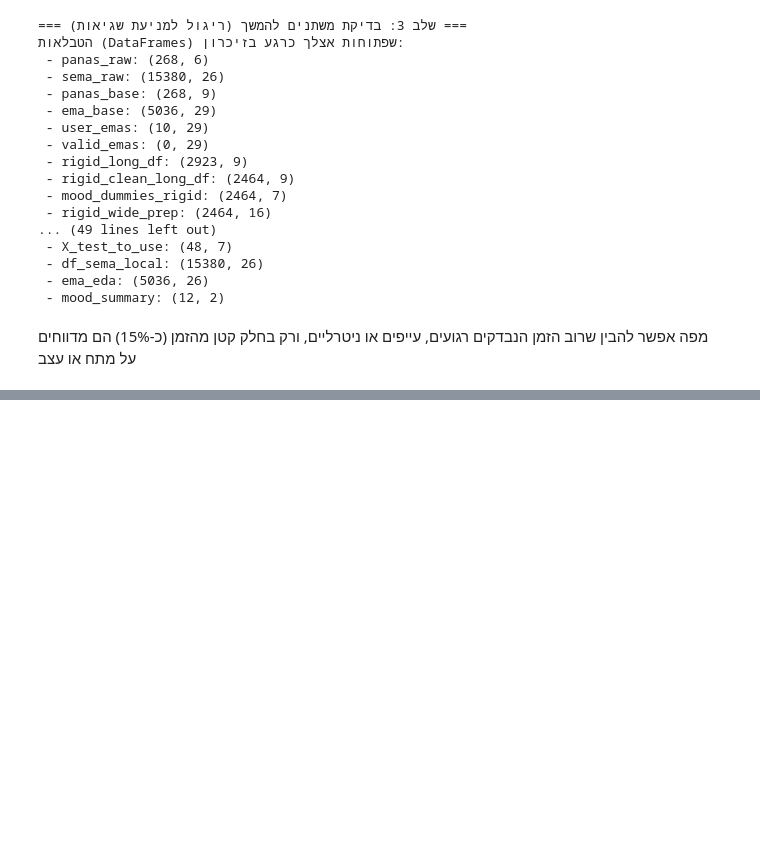
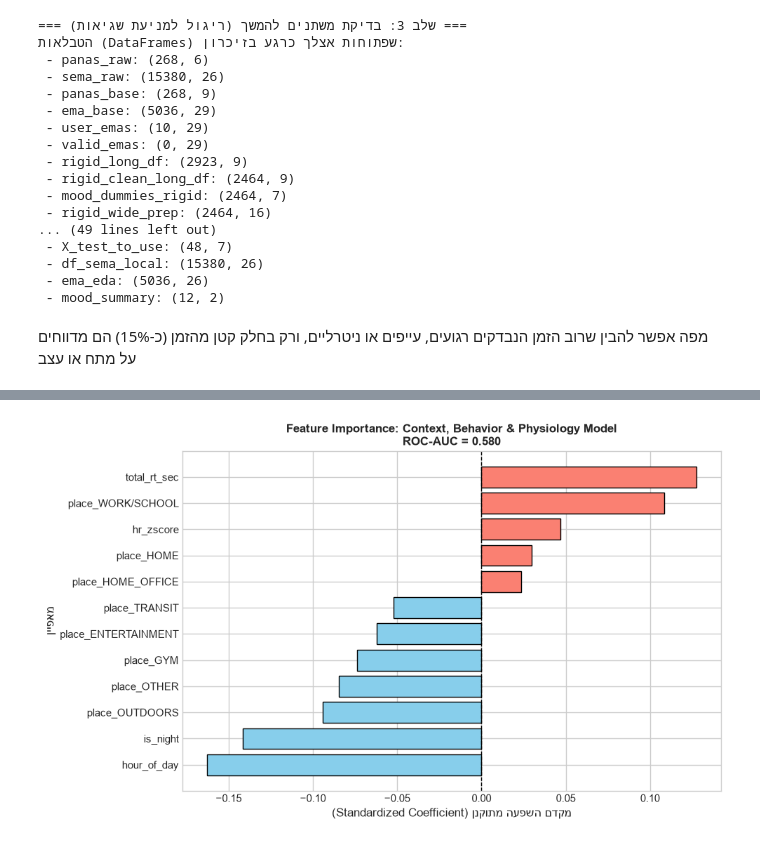
Before and after one commit to MoriahTDaniel/lifesnaps_project, a Jupyter notebook: notebooks/03_panas_like_model.ipynb, the cells around one changed output, grey strips where cells are left out. Saved outputs shown, nothing was run; the diff lists cells and outputs as text; code cells hidden in the pictures; blank space fills up the shorter version.

```diff
--- a/notebooks/03_panas_like_model.ipynb
+++ b/notebooks/03_panas_like_model.ipynb
@@ -2324,0 +2624,92 @@ Positive/Neutral (0)       0.98      0.33      0.49      1214
+# %%
+import pandas as pd
+import numpy as np
+import matplotlib.pyplot as plt
+import seaborn as sns
+from sklearn.linear_model import LogisticRegression
+from sklearn.metrics import classification_report, roc_auc_score
+from sklearn.preprocessing import StandardScaler
+
+print("=== שלב 6: מודל מורחב מבוסס הקשר (דופק + מיקום אמיתי + זמני תגובה + שעת יום) ===")
+try:
+    df_tr = df_train.copy()
+    df_te = df_test.copy()
+
+    for df in [df_tr, df_te]:
+        # 1. המרת זמני תגובה למספר רציף בשניות (מתוך מילי-שניות)
+        df['total_rt_sec'] = pd.to_numeric(df['data.TOTAL_RT'], errors='coerce') / 1000.0
+        # טיפול בערכים קיצוניים (חיתוך מעל 120 שניות כדי למנוע הטיה חריגה)
+        df['total_rt_sec'] = df['total_rt_sec'].clip(upper=120)
+
+        # 2. חילוץ שעת הדיווח מתוך חותמת הזמן
+        completed_dt = pd.to_datetime(df['data.COMPLETED_TS'], errors='coerce')
+        df['hour_of_day'] = completed_dt.dt.hour.fillna(12)
+        # דגל לילה (שעות 22:00 עד 06:00)
+        df['is_night'] = df['hour_of_day'].isin([22, 23, 0, 1, 2, 3, 4, 5, 6]).astype(int)
+
+        # 3. ניקוי עמודת המיקום
+        df['place_clean'] = df['data.PLACE'].fillna('OTHER')
+
+    # 4. יצירת Dummy Variables (משתני דמי) לקטגוריות המיקום האמיתיות
+    train_places = pd.get_dummies(df_tr['place_clean'], prefix='place', dtype=int)
+    test_places = pd.get_dummies(df_te['place_clean'], prefix='place', dtype=int)
+
+    # יישור עמודות בין Train ל-Test למניעת זליגה
+    train_places, test_places = train_places.align(test_places, join='left', axis=1, fill_value=0)
+
+    # 5. הגדרת רשימת הפיצ'רים המלאה
+    numeric_features = ['hr_zscore', 'total_rt_sec', 'hour_of_day', 'is_night']
+    place_features = list(train_places.columns)
+    all_features = numeric_features + place_features
+
+    X_train = pd.concat([df_tr[numeric_features].reset_index(drop=True), train_places.reset_index(drop=True)], axis=1)
+    y_train = df_tr['is_negative'].reset_index(drop=True)
+
+    X_test = pd.concat([df_te[numeric_features].reset_index(drop=True), test_places.reset_index(drop=True)], axis=1)
+    y_test = df_te['is_negative'].reset_index(drop=True)
+
+    # 6. תקנון (StandardScaler)
+    scaler = StandardScaler()
+    X_train_scaled = scaler.fit_transform(X_train)
+    X_test_scaled = scaler.transform(X_test)
+
+    # 7. אימון רגרסיה לוגיסטית עם משקלים מאוזנים
+    model_context = LogisticRegression(class_weight='balanced', max_iter=1000, random_state=42)
+    model_context.fit(X_train_scaled, y_train)
+
+    # 8. ביצוע תחזיות והערכה
+    y_pred = model_context.predict(X_test_scaled)
+    y_prob = model_context.predict_proba(X_test_scaled)[:, 1]
+
+    roc_auc = roc_auc_score(y_test, y_prob)
+    print(f"\n--- תוצאות מודל ההקשר על קבוצת המבחן (Test) ---")
+    print(f"ROC-AUC Score: {roc_auc:.4f}\n")
+    print("Classification Report:")
+    print(classification_report(y_test, y_pred, target_names=['חיובי/ניטרלי (0)', 'שלילי (1)']))
+
+    # 9. טבלת חשיבות המאפיינים (מקדמי השפעה מתוקננים)
+    coef_df = pd.DataFrame({
+        'Feature': all_features,
+        'Coefficient': model_context.coef_.ravel()
+    }).sort_values(by='Coefficient', ascending=False)
+
+    print("\nחשיבות המאפיינים (מקדמי השפעה):")
+    for _, row in coef_df.iterrows():
+        direction = "מעלה סיכון לחרדה/מצוקה" if row['Coefficient'] > 0 else "מגן / מקושר לרוגע"
+        print(f" - {row['Feature']:25s}: {row['Coefficient']:+.3f} ({direction})")
+
+    # 10. גרף מקדמים אופקי
+    plt.figure(figsize=(10, 6))
+    colors = ['salmon' if c > 0 else 'skyblue' for c in coef_df['Coefficient']]
+    plt.barh(coef_df['Feature'], coef_df['Coefficient'], color=colors, edgecolor='black')
+    plt.axvline(0, color='black', linestyle='--', linewidth=1)
+    plt.title(f'Feature Importance: Context, Behavior & Physiology Model\nROC-AUC = {roc_auc:.3f}', fontsize=12, fontweight='bold')
+    plt.xlabel('מקדם השפעה מתוקנן (Standardized Coefficient)')
+    plt.ylabel('מאפיין')
+    plt.gca().invert_yaxis()
+    plt.tight_layout()
+    plt.show()
+
+except Exception as e:
+    print(f"שגיאה בהרצת שלב 6: {e}")
+# %% [output]
@@ -2324,0 +2733 @@ Positive/Neutral (0)       0.98      0.33      0.49      1214
+[figure, added]
```
Also changed, not shown: parts of 26 cells of this notebook.
